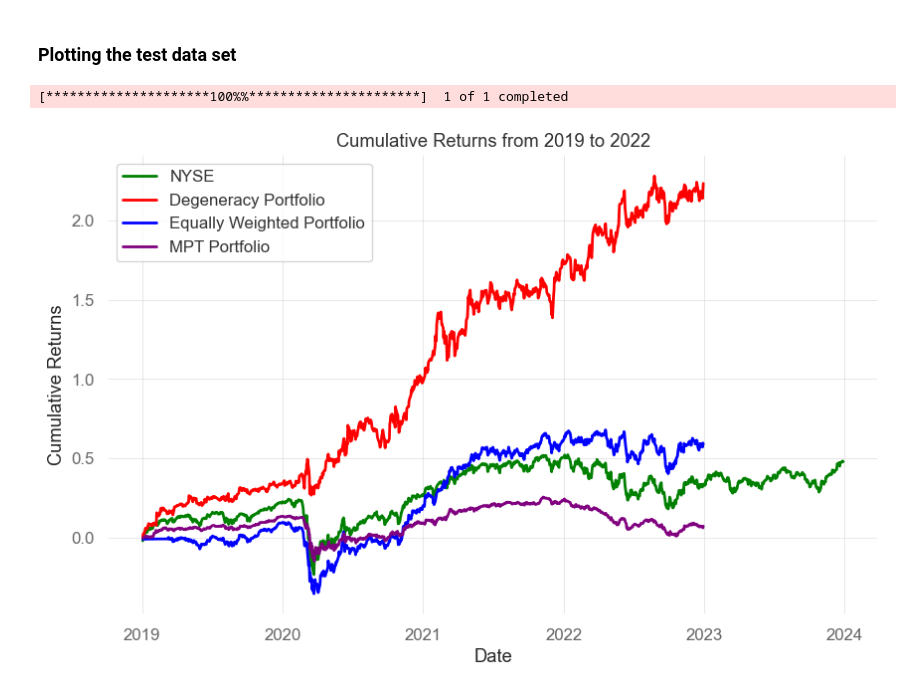
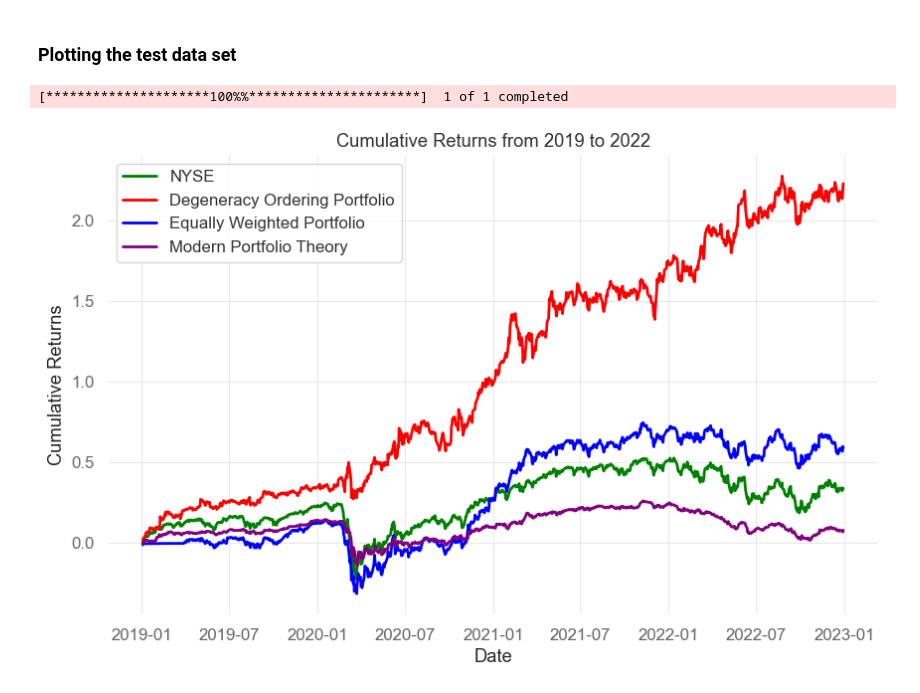
Before and after one commit to MiroshG/Economics, a Jupyter notebook: Proyect-5.0.ipynb, the cells around one changed output. Cells and saved outputs as stored; diff of their text form; code cells hidden in the pictures.

```diff
--- a/Proyect-5.0.ipynb
+++ b/Proyect-5.0.ipynb
@@ -315,8 +303,6 @@ modern_portfolio_theory_optimization()
 # %% [markdown]
 ### Returns for each portfolio strategy
 # %%
-start_year = 2000
-end_year = 2018
 
 def degeneracy_portfolio_cum_returns(df, start_year, end_year, correlation_years, correlation_threshold):
 
@@ -336,7 +322,7 @@ def equally_weighted_portfolio_cum_returns(df,start_year, end_year,correlation_y
     portfolio_EW = first_portfolio(df, 2000, correlation_years, correlation_threshold)
 
     portfolio_assets_EW = list(portfolio_EW)
-    portfolio_df_EW = df.loc[f"{start_year}-01-01":f"{end_year}-12-31", portfolio_assets_EW]
+    portfolio_df_EW = df.loc[f"{start_year}-01-01":f"{end_year-1}-12-31", portfolio_assets_EW]
 
     num_assets = len(portfolio_df_EW.columns)
     weights = np.array([1 / num_assets] * num_assets)
@@ -418,25 +404,27 @@ def plot_returns(cumulative_returns_nyse, cumulative_returns_degeneracy, cumulat
     plt.figure()
 
     plt.plot(cumulative_returns_nyse.index, cumulative_returns_nyse, label='NYSE', linewidth=2, color='green')
-    plt.plot(cumulative_returns_degeneracy.index, cumulative_returns_degeneracy, label='Degeneracy Portfolio', linewidth=2, color='red')
+    plt.plot(cumulative_returns_degeneracy.index, cumulative_returns_degeneracy, label='Degeneracy Ordering Portfolio', linewidth=2, color='red')
     plt.plot(cumulative_returns_equally_weighted.index, cumulative_returns_equally_weighted, label='Equally Weighted Portfolio', linewidth=2, color='blue')
-    plt.plot(cumulativ_returns_MPT.index, PMV, label='MPT Portfolio', linewidth=2, color='purple')
+    plt.plot(cumulativ_returns_MPT.index, PMV, label='Modern Portfolio Theory', linewidth=2, color='purple')
 
-    plt.title(f'Cumulative Returns from {stard_year} to {end_year}')
+    plt.title(f'Cumulative Returns from {stard_year} to {end_year-1}')
     plt.legend()
 
     plt.xlabel('Date')
     plt.ylabel('Cumulative Returns')
     plt.grid(True)
 
-    plt.savefig(f'cumulative_returns_{stard_year}-{end_year}.png')
+    plt.savefig(f'cumulative_returns_{stard_year}-{end_year-1}.png')
     plt.show()
 
-"""cumulative_returns_degeneracy,returns_degeneracy=degeneracy_portfolio_cum_returns(df_2, start_year, end_year, 1, 0.4)
+start_year = 2000
+end_year = 2019
+
+cumulative_returns_degeneracy,returns_degeneracy=degeneracy_portfolio_cum_returns(df_2, start_year, end_year, 1, 0.4)
 cumulative_returns_equally_weighted, returns_equally_weighted = equally_weighted_portfolio_cum_returns(df_2, start_year,end_year,1, 0.4)
 nyse_cumulative_returns, nyse_returns = get_nyse_cumulative_returns(start_year, end_year)
 P_MV_2, df_returns_model = modern_portfolio_theory_returns()
 
-
-plot_returns(nyse_cumulative_returns, cumulative_returns_degeneracy, cumulative_returns_equally_weighted, df_returns_model,start_year, end_year)"""
+plot_returns(nyse_cumulative_returns, cumulative_returns_degeneracy, cumulative_returns_equally_weighted, df_returns_model,P_MV_2,start_year, end_year)
 # %% [output]
@@ -449,9 +438,9 @@ def calculate_metrics(returns):
     N = len(returns)
     cumulative_return = (returns + 1).cumprod()
 
-    annualized_return = (cumulative_return[-1] ** (252 / N)) - 1
+    annualized_return = ((cumulative_return[-1] ** (252 / N))-1) *100
     sharpe_ratio = qs.stats.sharpe(returns)
-    volatility = qs.stats.volatility(returns, annualize=True)
+    volatility = qs.stats.volatility(returns, annualize=True)*100
     return annualized_return, sharpe_ratio, volatility
 
 def calculate_metrics_MV(P_MV, returns):
@@ -486,9 +475,9 @@ def get_items(returns_deg, returns_ew, returns_MV,returns_df,returns_nyse):
 
     # Create the tickers dictionary
     tickers = {
-        'DEG': ('DEG Strategy', *metrics_deg),
+        'DEG': ('Degeneracy Ordering Portfolio', *metrics_deg),
         'EW': ('Equal Weight', *metrics_ew),
-        'MPT': ('Mean-Variance Portfolio', *metrics_MV),
+        'MPT': ('Modern Portfolio Theory', *metrics_MV),
         'NYSE': ('NYSE', *metrics_nyse),
     }
 
@@ -498,7 +487,7 @@ def get_table_in_latex_format(name_val):
 
     # Table in LaTeX
     latex_table = "\\begin{table}[h!]\n\\centering\n\\begin{tabular}{cccccc}\n\\hline\n"
-    latex_table += "Market & Annualized Return (\%) & Sharpe ratio (\%) & Annualized Volatility   \\\\\n"
+    latex_table += "Market & Annualized Return (\%) & Sharpe ratio  & Annualized Volatility (\%)  \\\\\n"
     latex_table += "\\hline\n"
 
     for ticker, (name, val1, val2, val3) in name_val.items():
@@ -510,11 +499,8 @@ def get_table_in_latex_format(name_val):
     # Imprimir la tabla LaTeX generada
     print(latex_table)
 
-"""cumulative_returns_degeneracy,returns_degeneracy=degeneracy_portfolio_cum_returns(df_2, start_year, end_year, 1, 0.4)
-cumulative_returns_equally_weighted, returns_equally_weighted = equally_weighted_portfolio_cum_returns(df_2, start_year,end_year,1, 0.4)
-nyse_cumulative_returns, nyse_returns = get_nyse_cumulative_returns(start_year, end_year)
-P_MV_2, df_returns_model = modern_portfolio_theory_returns()
+
 
 results = get_items(returns_degeneracy, returns_equally_weighted, P_MV_2, df_returns_model,nyse_returns)
-get_table_in_latex_format(results)"""
+get_table_in_latex_format(results)
 # %% [output]
@@ -524,35 +523,37 @@ get_table_in_latex_format(results)"""
 # %%
 start_year = 2019
 end_year = 2023
 
 def plot_returns_2019(cumulative_returns_nyse, cumulative_returns_degeneracy, cumulative_returns_equally_weighted, cumulative_returns_MPT, P_MV_2,stard_year, end_year):
     plt.figure()
 
     plt.plot(cumulative_returns_nyse.index, cumulative_returns_nyse, label='NYSE', linewidth=2, color='green')
-    plt.plot(cumulative_returns_degeneracy.index, cumulative_returns_degeneracy, label='Degeneracy Portfolio', linewidth=2, color='red')
+    plt.plot(cumulative_returns_degeneracy.index, cumulative_returns_degeneracy, label='Degeneracy Ordering Portfolio', linewidth=2, color='red')
     plt.plot(cumulative_returns_equally_weighted.index, cumulative_returns_equally_weighted, label='Equally Weighted Portfolio', linewidth=2, color='blue')
-    plt.plot(cumulative_returns_MPT.index, P_MV_2, label='MPT Portfolio', linewidth=2, color='purple')
+    plt.plot(cumulative_returns_MPT.index, P_MV_2, label='Modern Portfolio Theory', linewidth=2, color='purple')
 
     plt.title(f'Cumulative Returns from {stard_year} to {end_year-1}')
     plt.legend()
 
     plt.xlabel('Date')
     plt.ylabel('Cumulative Returns')
     plt.grid(True)
 
     plt.savefig(f'cumulative_returns_{stard_year}-{end_year-1}.png')
     plt.show()
 
+
+
 cumulative_returns_degeneracy,returns_degeneracy=degeneracy_portfolio_cum_returns(df_2, start_year, end_year, 1, 0.4)
 cumulative_returns_equally_weighted, returns_equally_weighted = equally_weighted_portfolio_cum_returns(df_2, start_year,end_year,1, 0.4)
 nyse_cumulative_returns, nyse_returns = get_nyse_cumulative_returns(start_year, end_year)
 P_MV, df_returns_model = modern_portfolio_theory_returns_2019()
 
 
 plot_returns_2019(nyse_cumulative_returns, cumulative_returns_degeneracy, cumulative_returns_equally_weighted, df_returns_model, P_MV,start_year, end_year)
 # %% [output]
 [*********************100%%**********************]  1 of 1 completed
-[figure, old version]
+[figure, new version]
 # %%
 results = get_items(returns_degeneracy, returns_equally_weighted, P_MV, df_returns_model,nyse_returns)
 get_table_in_latex_format(results)
```
Also changed, not shown: parts of 4 cells of this notebook.
